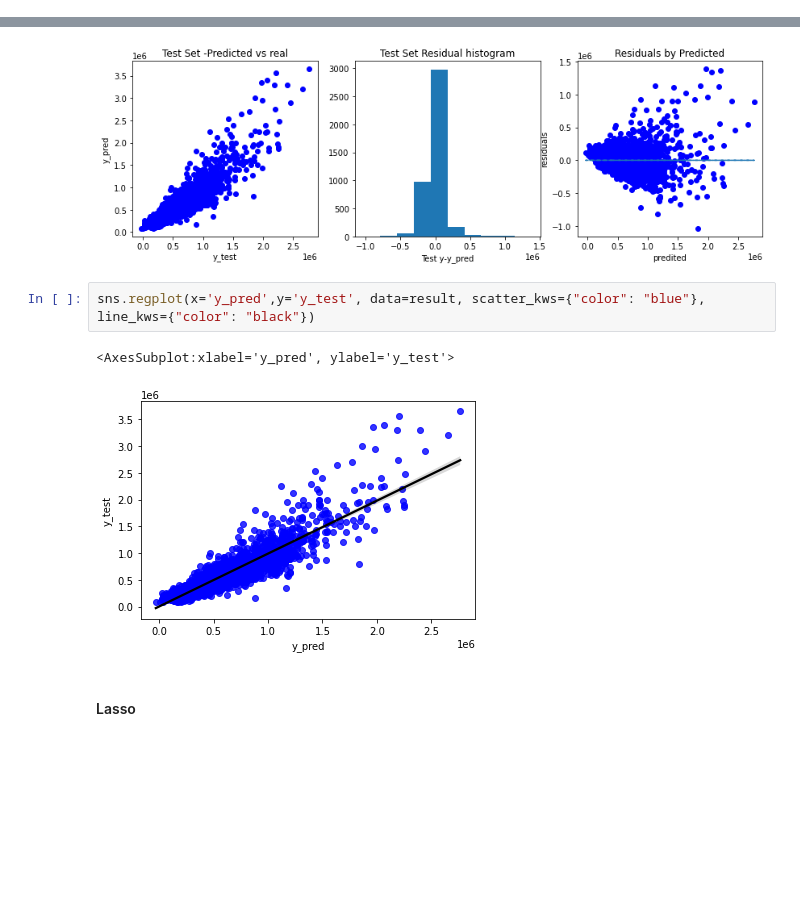
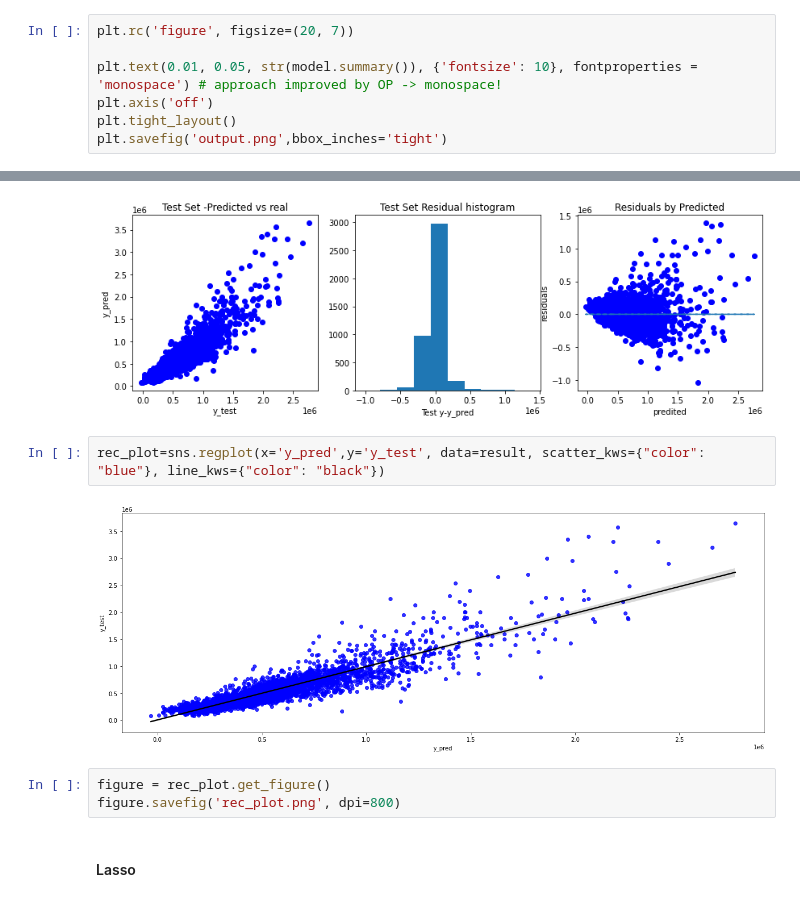
Before and after one commit to msantanarod/Midterm-Project, a Jupyter notebook: Midterm-Project Housing market study for Seattle-2014-15-Final.ipynb, the cells around one changed output, grey strips where cells are left out. Saved outputs shown, nothing was run; the diff lists cells and outputs as text; blank space fills up the shorter version.

```diff
--- a/Midterm-Project Housing market study for Seattle-2014-15-Final.ipynb
+++ b/Midterm-Project Housing market study for Seattle-2014-15-Final.ipynb
@@ -821,3 +827,10 @@ Notes:
 [1] Standard Errors assume that the covariance matrix of the errors is correctly specified.
 [2] The condition number is large, 1.92e+03. This might indicate that there are
 strong multicollinearity or other numerical problems.
+# %%
+plt.rc('figure', figsize=(20, 7))
+
+plt.text(0.01, 0.05, str(model.summary()), {'fontsize': 10}, fontproperties = 'monospace') # approach improved by OP -> monospace!
+plt.axis('off')
+plt.tight_layout()
+plt.savefig('output.png',bbox_inches='tight')
@@ -1010,10 +1025,12 @@ ax[2].plot(y_pred,np.zeros(len(y_pred)),linestyle='dashed')
 [<matplotlib.lines.Line2D at 0x...>]
 [figure]
 # %%
-sns.regplot(x='y_pred',y='y_test', data=result, scatter_kws={"color": "blue"}, line_kws={"color": "black"})
+rec_plot=sns.regplot(x='y_pred',y='y_test', data=result, scatter_kws={"color": "blue"}, line_kws={"color": "black"})
 # %% [output]
-<AxesSubplot:xlabel='y_pred', ylabel='y_test'>
-[figure, old version]
+[figure, new version]
+# %%
+figure = rec_plot.get_figure()
+figure.savefig('rec_plot.png', dpi=800)
 # %% [markdown]
 ####  Lasso
 # %%
```
Also changed, not shown: parts of 8 cells of this notebook, 5 other files.
